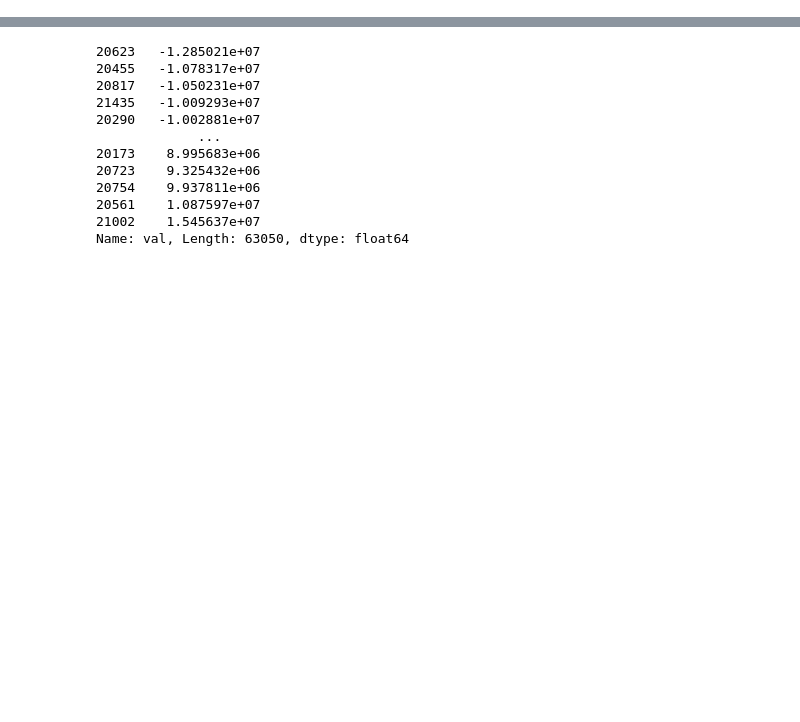
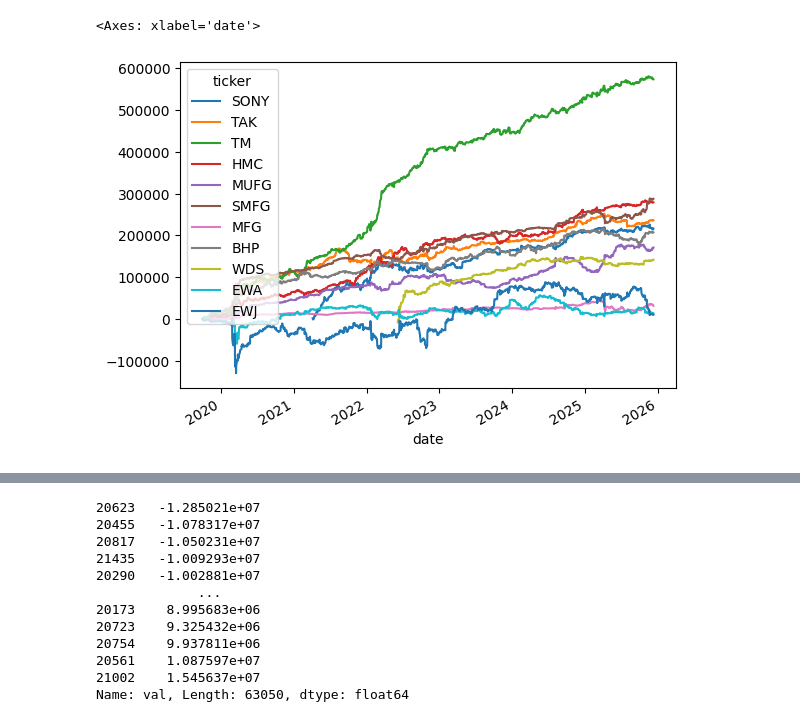
Before and after one commit to petermelq/research_adr, a Jupyter notebook: notebooks/bt_with_fees2.ipynb, the cells around one changed output, grey strips where cells are left out. Cells and saved outputs as stored; diff of their text form; code cells hidden in the pictures; blank space fills up the shorter version.

```diff
--- a/notebooks/bt_with_fees2.ipynb
+++ b/notebooks/bt_with_fees2.ipynb
@@ -131,4 +132,9 @@ NameError: name 'by_ticker' is not defined
 # %%
 by_ticker = cash_flow.unstack()
 by_ticker.index = pd.to_datetime(by_ticker.index)
+# %%
+by_ticker[['SONY','TAK','TM','HMC','MUFG','SMFG','MFG','BHP','WDS','EWA','EWJ']].cumsum().plot()
+# %% [output]
+<Axes: xlabel='date'>
+[figure, added]
 # %%
```
Also changed, not shown: parts of 10 cells of this notebook, 22 other files.
